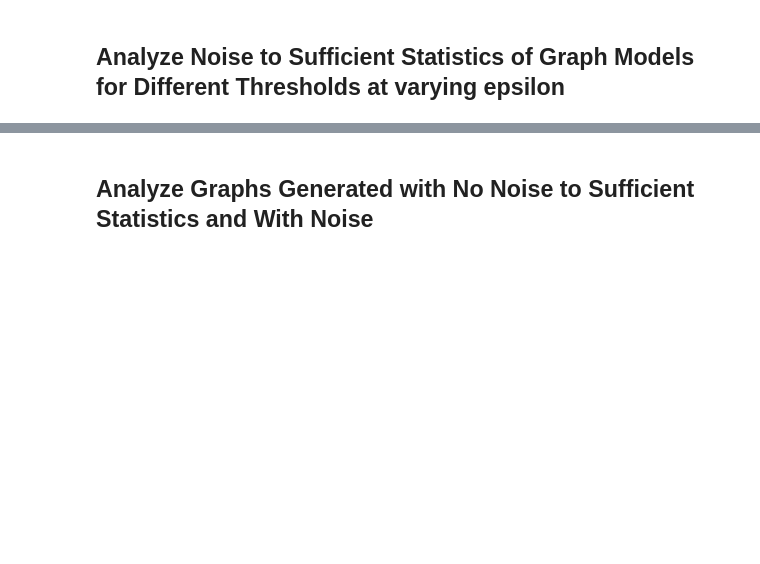
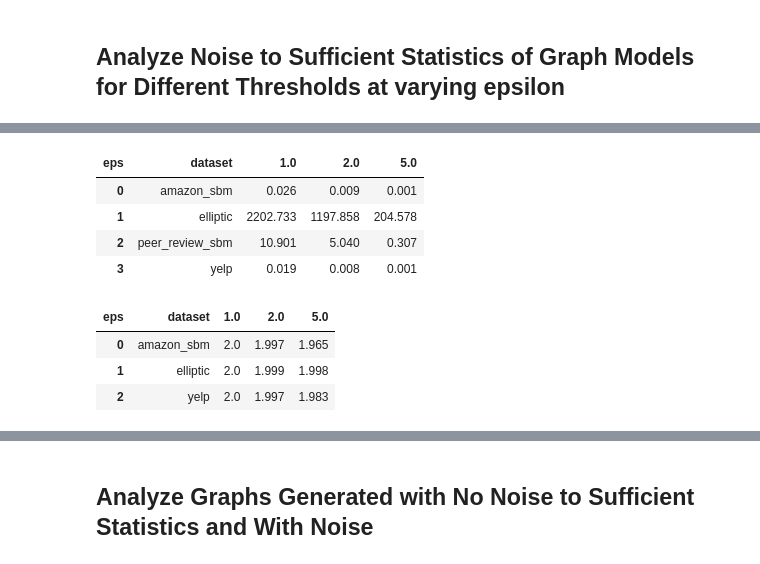
Before and after one commit to akgoldberg/private_fraud_benchmarking, a Jupyter notebook: visualizations.ipynb, the cells around one changed output, grey strips where cells are left out. Saved outputs shown, nothing was run; the diff lists cells and outputs as text; code cells hidden in the pictures; blank space fills up the shorter version.

```diff
--- a/visualizations.ipynb
+++ b/visualizations.ipynb
@@ -342,0 +353,36 @@ rel_err_sbm
+# %%
+def get_param_err_table(param_name, rel_err_sbm, rel_err_attr, rel_err_topm, deg_cutoff_rate=1., eps=[1., 2., 5.]):
+    if param_name == 'rel_err_sbm':
+        df = rel_err_sbm
+        title = 'SBM Edge Probabilities'
+    if param_name == 'rel_err_degree_seq':
+        title = 'Degree Sequence'
+        df = rel_err_attr
+    if param_name == 'rel_err_ntriangles':
+        df = rel_err_attr
+        title = 'Num Triangles'
+    if param_name == 'prop_edges_flipped':
+        df = rel_err_topm
+        title = 'Adjacency Matrix'
+
+    df = df[df['deg_cutoff_rate'] == deg_cutoff_rate]
+    df = df[df['eps'].isin(eps)]
+    # make each eps a column per row
+    df = df.pivot(index='dataset', columns='eps', values=param_name).reset_index()
+    return df
+# %%
+### MAKE TABLE OF ERRORS ###
+get_param_err_table('rel_err_sbm', rel_err_sbm, rel_err_attr, rel_err_topm, deg_cutoff_rate=1., eps=[1., 2., 5.])
+# %% [output]
+| eps | dataset | 1.0 | 2.0 | 5.0 |
+| 0 | amazon_sbm | 0.026 | 0.009 | 0.001 |
+| 1 | elliptic | 2202.733 | 1197.858 | 204.578 |
+| 2 | peer_review_sbm | 10.901 | 5.040 | 0.307 |
+| 3 | yelp | 0.019 | 0.008 | 0.001 |
+# %%
+get_param_err_table('rel_err_degree_seq', rel_err_sbm, rel_err_attr, rel_err_topm, deg_cutoff_rate=1., eps=[1., 2., 5.])
+# %% [output]
+| eps | dataset | 1.0 | 2.0 | 5.0 |
+| 0 | amazon_sbm | 2.0 | 1.997 | 1.965 |
+| 1 | elliptic | 2.0 | 1.999 | 1.998 |
+| 2 | yelp | 2.0 | 1.997 | 1.983 |
```
Also changed, not shown: parts of 8 cells of this notebook, 2 other files.
